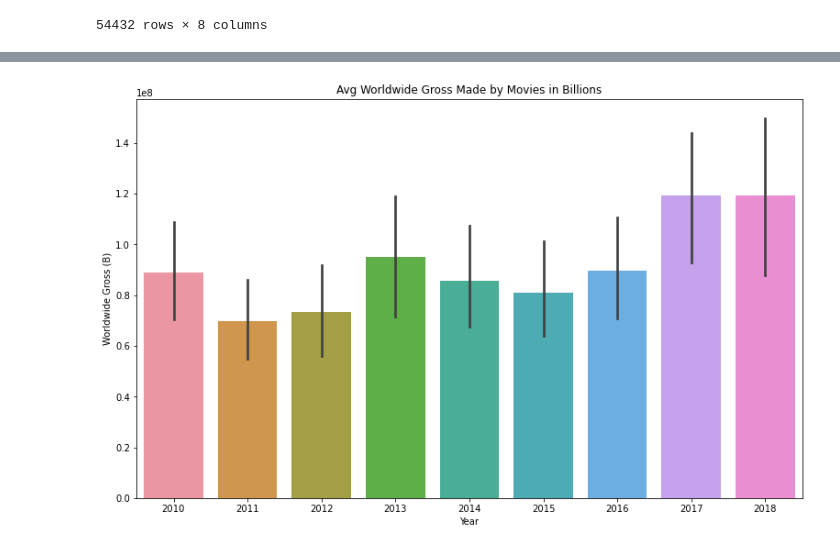
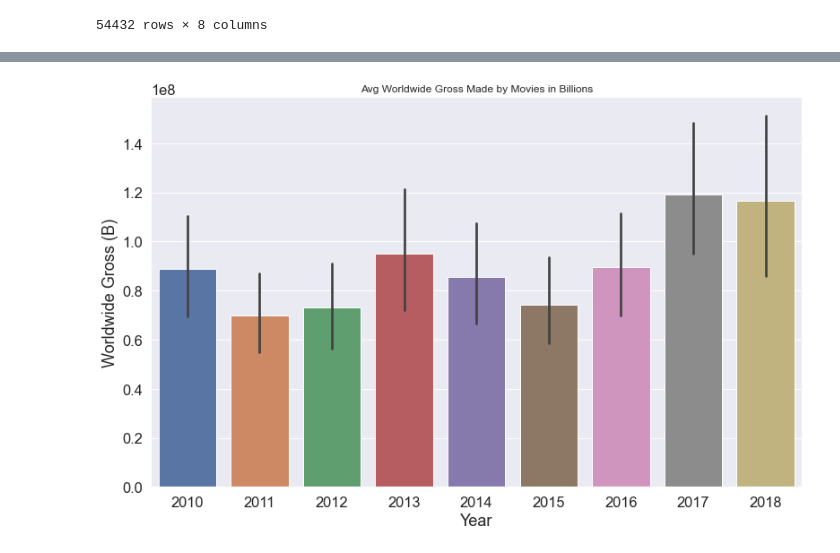
Before and after one commit to srinir301/Microsoft-Movie-Studio-Recommendations, a Jupyter notebook: Diego/student.ipynb, the cells around one changed output, grey strips where cells are left out. Saved outputs shown, nothing was run; the diff lists cells and outputs as text; code cells hidden in the pictures.

```diff
--- a/Diego/student.ipynb
+++ b/Diego/student.ipynb
@@ -121,17 +62,15 @@ fm['foreign_gross'] = pd.to_numeric(fm['foreign_gross'], errors='coerce')
-# %%
-fm['foreign_gross'] = fm['foreign_gross'].astype(int)
-fm['domestic_gross'] = fm['domestic_gross'].astype(int)
 # %%
 fm['worldwide_gross'] = fm['domestic_gross'] + fm['foreign_gross']
 # %%
 fig, ax = plt.subplots(figsize=(13,8))
 sns.barplot(x = fm['year'], y = fm['worldwide_gross'], ax=ax);
-sns.set_palette("rocket")
+sns.set(font_scale=1)
+
 ax.set_xlabel("Year")
 ax.set_ylabel("Worldwide Gross (B)")
 ax.set_title("Avg Worldwide Gross Made by Movies in Billions")
 plt.show()
 # %% [output]
-[figure, old version]
+[figure, new version]
 # %%
 tn = pd.read_csv("data/tn.movie_budgets.csv")
```
Also changed, not shown: parts of 22 cells of this notebook, 1 other file.
